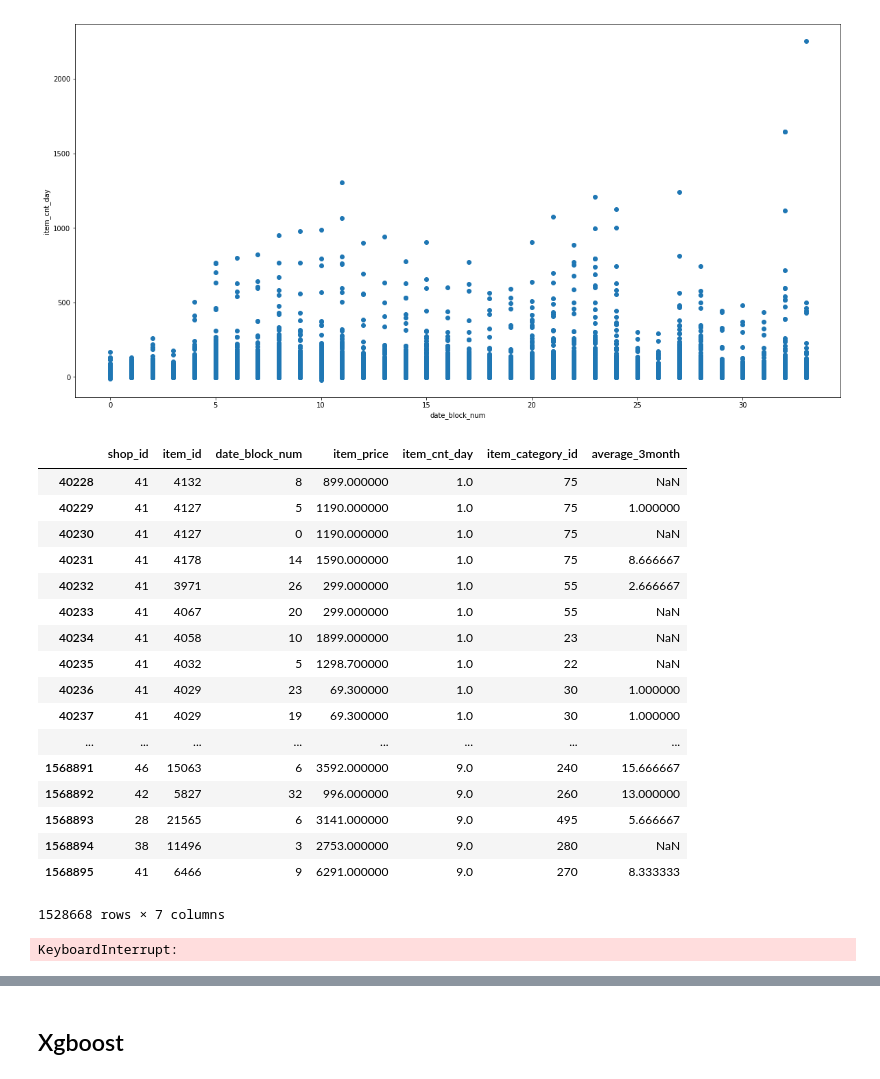
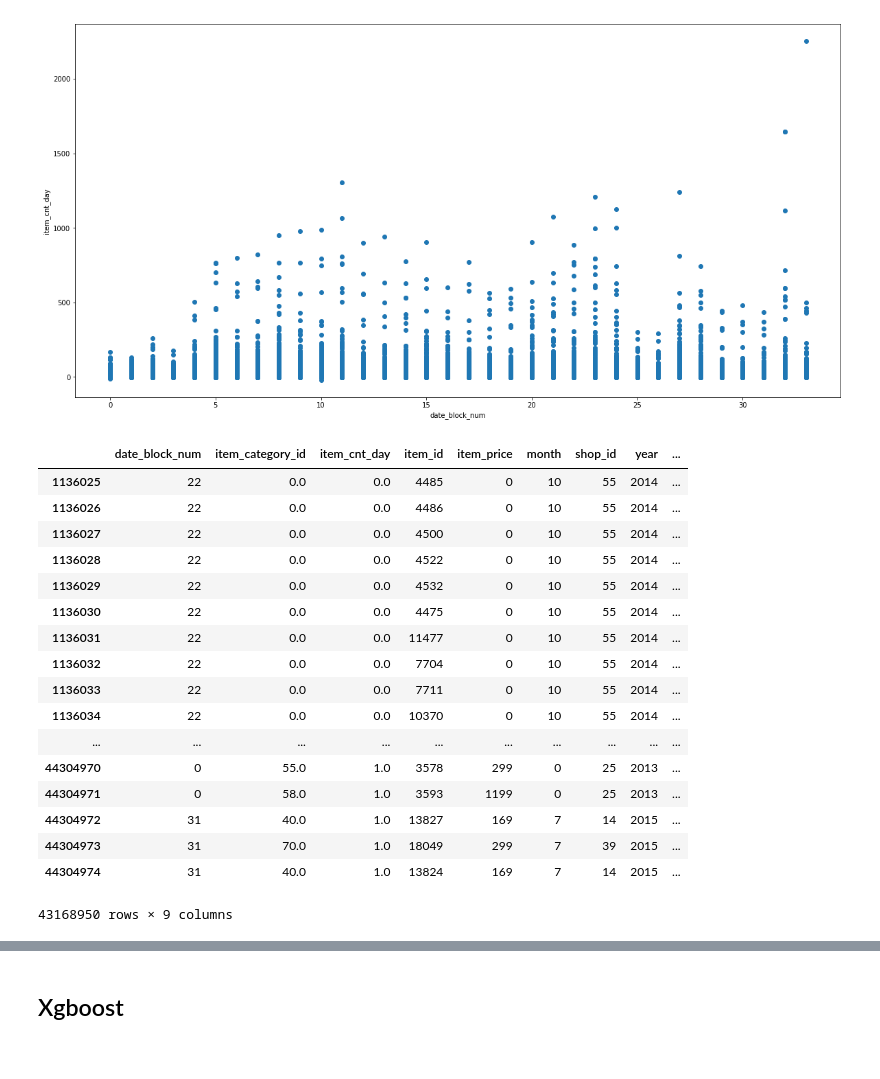
Before and after one commit to shin02/kaggle, a Jupyter notebook: Predict Future Sales/competitive-data-science-predict-future-sales.ipynb, the cells around one changed output, grey strips where cells are left out. Cells and saved outputs as stored; diff of their text form; code cells hidden in the pictures.

```diff
--- a/Predict Future Sales/competitive-data-science-predict-future-sales.ipynb
+++ b/Predict Future Sales/competitive-data-science-predict-future-sales.ipynb
@@ -206,0 +212,2 @@ df_all
+# %%
+df_all = pd.concat([df_all,test],axis=0,ignore_index=True)
@@ -206,0 +222,8 @@ df_all
+# %%
+df_all['year'] = df_all['date_block_num'].apply(lambda x: ((x//12) + 2013))
+df_all['month'] = df_all['date_block_num'].apply(lambda x: (x % 12))
+# %%
+#3ヶ月移動平均線を追加
+df_all["average_3month"] = df_all.groupby(['shop_id', 'item_id'])['item_cnt_day'].apply(lambda x: x.rolling(window=3,min_periods=1).mean().shift())
+# %%
+df_all = df_all.drop("ID",axis=1)
@@ -299,41 +331,36 @@ Text(0, 0.5, 'item_cnt_day')
 [figure]
 # %%
 #外れ値を除外
-df = sales_train_shop_monthly.sort_values(by="item_cnt_day").reset_index(drop=True)
+df = df_all.sort_values(by="item_cnt_day").reset_index(drop=True)
 
 #2.5%タイルの位置
-q025 = round(len(sales_train_shop_monthly)*0.025)
+q025 = round(len(df_all)*0.025)
 
 #97.5%タイルの位置
-q975 = round(len(sales_train_shop_monthly)*0.975)
+q975 = round(len(df_all)*0.975)
 
 #上下2.5%を除いて抽出
 df2 = df.iloc[q025:q975,:]
 df2
 # %% [output]
-|  | shop_id | item_id | date_block_num | item_price | item_cnt_day | item_category_id | average_3month |
-| 40228 | 41 | 4132 | 8 | 899.000000 | 1.0 | 75 | NaN |
-| 40229 | 41 | 4127 | 5 | 1190.000000 | 1.0 | 75 | 1.000000 |
-| 40230 | 41 | 4127 | 0 | 1190.000000 | 1.0 | 75 | NaN |
-| 40231 | 41 | 4178 | 14 | 1590.000000 | 1.0 | 75 | 8.666667 |
-| 40232 | 41 | 3971 | 26 | 299.000000 | 1.0 | 55 | 2.666667 |
-| 40233 | 41 | 4067 | 20 | 299.000000 | 1.0 | 55 | NaN |
-| 40234 | 41 | 4058 | 10 | 1899.000000 | 1.0 | 23 | NaN |
-| 40235 | 41 | 4032 | 5 | 1298.700000 | 1.0 | 22 | NaN |
-| 40236 | 41 | 4029 | 23 | 69.300000 | 1.0 | 30 | 1.000000 |
-| 40237 | 41 | 4029 | 19 | 69.300000 | 1.0 | 30 | 1.000000 |
-| ... | ... | ... | ... | ... | ... | ... | ... |
-| 1568891 | 46 | 15063 | 6 | 3592.000000 | 9.0 | 240 | 15.666667 |
-| 1568892 | 42 | 5827 | 32 | 996.000000 | 9.0 | 260 | 13.000000 |
-| 1568893 | 28 | 21565 | 6 | 3141.000000 | 9.0 | 495 | 5.666667 |
-| 1568894 | 38 | 11496 | 3 | 2753.000000 | 9.0 | 280 | NaN |
-| 1568895 | 41 | 6466 | 9 | 6291.000000 | 9.0 | 270 | 8.333333 |
+|  | date_block_num | item_category_id | item_cnt_day | item_id | item_price | month | shop_id | year | ... |
+| 1136025 | 22 | 0.0 | 0.0 | 4485 | 0 | 10 | 55 | 2014 | ... |
+| 1136026 | 22 | 0.0 | 0.0 | 4486 | 0 | 10 | 55 | 2014 | ... |
+| 1136027 | 22 | 0.0 | 0.0 | 4500 | 0 | 10 | 55 | 2014 | ... |
+| 1136028 | 22 | 0.0 | 0.0 | 4522 | 0 | 10 | 55 | 2014 | ... |
+| 1136029 | 22 | 0.0 | 0.0 | 4532 | 0 | 10 | 55 | 2014 | ... |
+| 1136030 | 22 | 0.0 | 0.0 | 4475 | 0 | 10 | 55 | 2014 | ... |
+| 1136031 | 22 | 0.0 | 0.0 | 11477 | 0 | 10 | 55 | 2014 | ... |
+| 1136032 | 22 | 0.0 | 0.0 | 7704 | 0 | 10 | 55 | 2014 | ... |
+| 1136033 | 22 | 0.0 | 0.0 | 7711 | 0 | 10 | 55 | 2014 | ... |
+| 1136034 | 22 | 0.0 | 0.0 | 10370 | 0 | 10 | 55 | 2014 | ... |
+| ... | ... | ... | ... | ... | ... | ... | ... | ... | ... |
+| 44304970 | 0 | 55.0 | 1.0 | 3578 | 299 | 0 | 25 | 2013 | ... |
+| 44304971 | 0 | 58.0 | 1.0 | 3593 | 1199 | 0 | 25 | 2013 | ... |
+| 44304972 | 31 | 40.0 | 1.0 | 13827 | 169 | 7 | 14 | 2015 | ... |
+| 44304973 | 31 | 70.0 | 1.0 | 18049 | 299 | 7 | 39 | 2015 | ... |
+| 44304974 | 31 | 40.0 | 1.0 | 13824 | 169 | 7 | 14 | 2015 | ... |
-1528668 rows × 7 columns
+43168950 rows × 9 columns
-# %%
-#3ヶ月移動平均線を追加
-df2["average_3month"] = df2.groupby(['shop_id', 'item_id'])['item_cnt_day'].apply(lambda x: x.rolling(window=3,min_periods=1).mean().shift())
-# %% [output]
-KeyboardInterrupt:
 # %%
 #月でソートする
 df2 = df2.sort_values(by="date_block_num").reset_index(drop=True)
```
Also changed, not shown: parts of 23 cells of this notebook, 2 other files.
